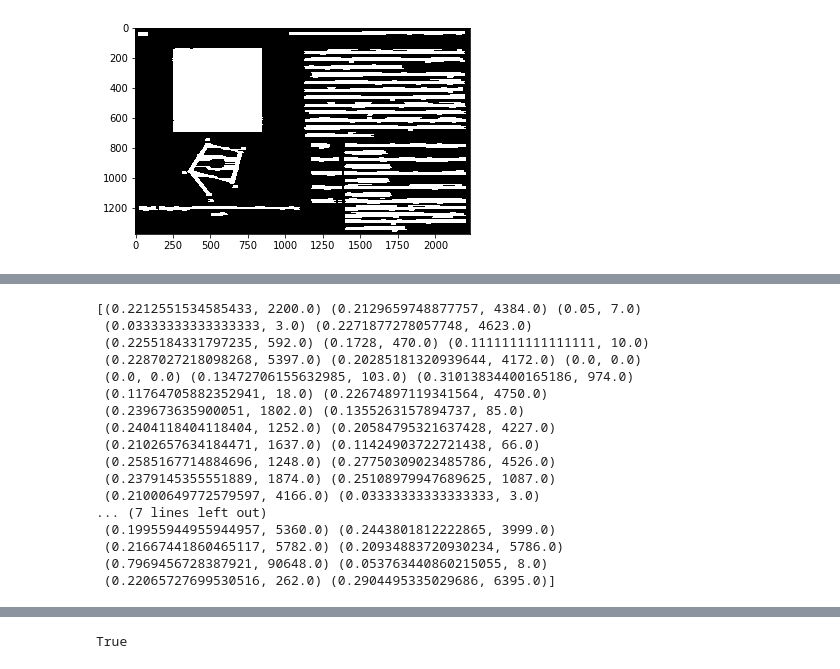
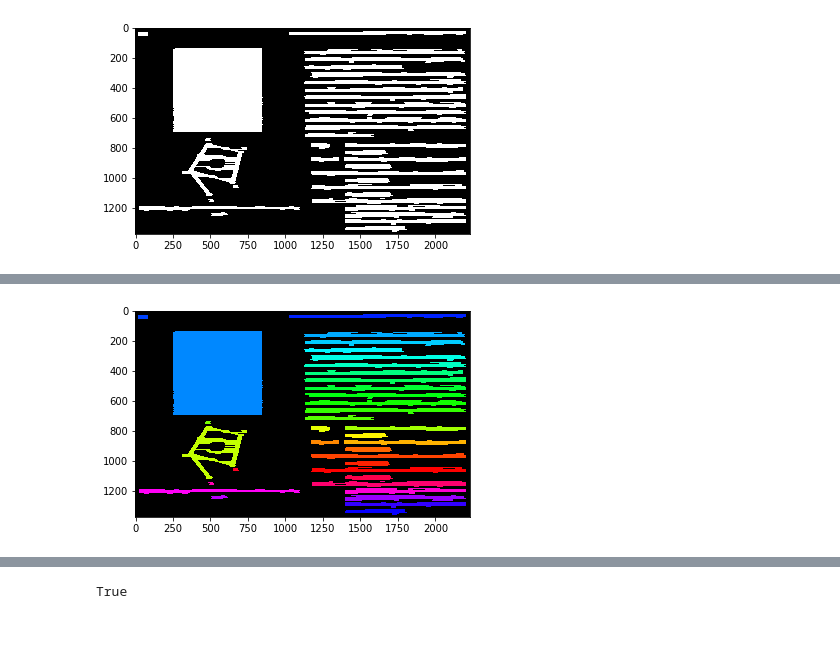
Before and after one commit to Rkanehisa/MO443, a Jupyter notebook: trabalho_3/trabalho_3.ipynb, the cells around one changed output, grey strips where cells are left out. Saved outputs shown, nothing was run; the diff lists cells and outputs as text; code cells hidden in the pictures; blank space fills up the shorter version.

```diff
--- a/trabalho_3/trabalho_3.ipynb
+++ b/trabalho_3/trabalho_3.ipynb
@@ -116,20 +111,0 @@ plt.show()
-# %%
-print(area)
-# %% [output]
-[(0.2212551534585433, 2200.0) (0.2129659748877757, 4384.0) (0.05, 7.0)
- (0.03333333333333333, 3.0) (0.2271877278057748, 4623.0)
- (0.2255184331797235, 592.0) (0.1728, 470.0) (0.1111111111111111, 10.0)
- (0.2287027218098268, 5397.0) (0.20285181320939644, 4172.0) (0.0, 0.0)
- (0.0, 0.0) (0.13472706155632985, 103.0) (0.31013834400165186, 974.0)
- (0.11764705882352941, 18.0) (0.22674897119341564, 4750.0)
- (0.239673635900051, 1802.0) (0.1355263157894737, 85.0)
- (0.2404118404118404, 1252.0) (0.20584795321637428, 4227.0)
- (0.2102657634184471, 1637.0) (0.11424903722721438, 66.0)
- (0.2585167714884696, 1248.0) (0.27750309023485786, 4526.0)
- (0.2379145355551889, 1874.0) (0.25108979947689625, 1087.0)
- (0.21000649772579597, 4166.0) (0.03333333333333333, 3.0)
-... (7 lines left out)
- (0.19955944955944957, 5360.0) (0.2443801812222865, 3999.0)
- (0.21667441860465117, 5782.0) (0.20934883720930234, 5786.0)
- (0.7969456728387921, 90648.0) (0.053763440860215055, 8.0)
- (0.22065727699530516, 262.0) (0.2904495335029686, 6395.0)]
@@ -136 +152,7 @@ print(area)
+# %%
+fig = plt.figure()
+plt.imshow(labeled_img)
+plt.show()
+# %% [output]
+[figure, added]
 # %%
```
Also changed, not shown: parts of 16 cells of this notebook.
